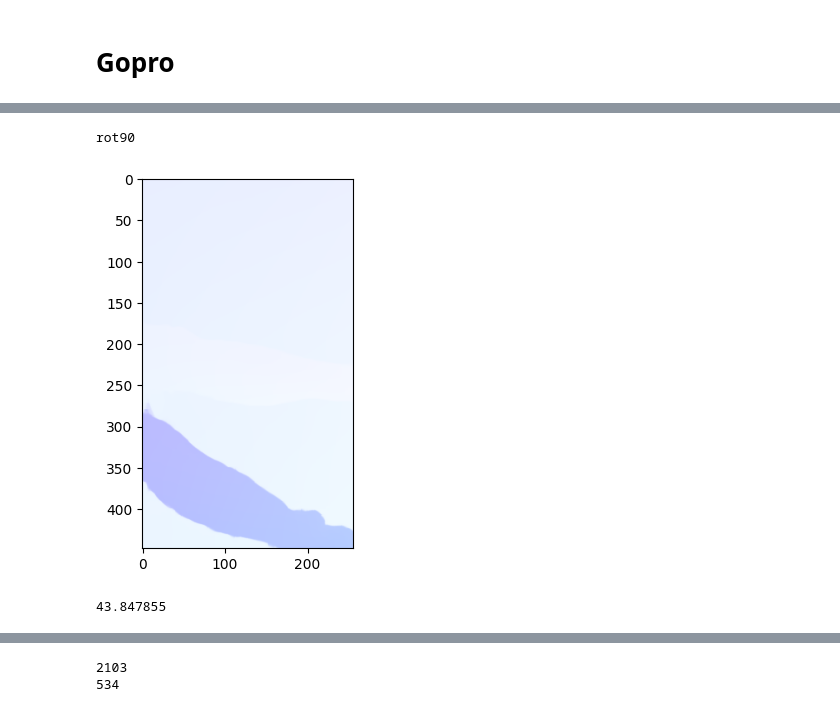
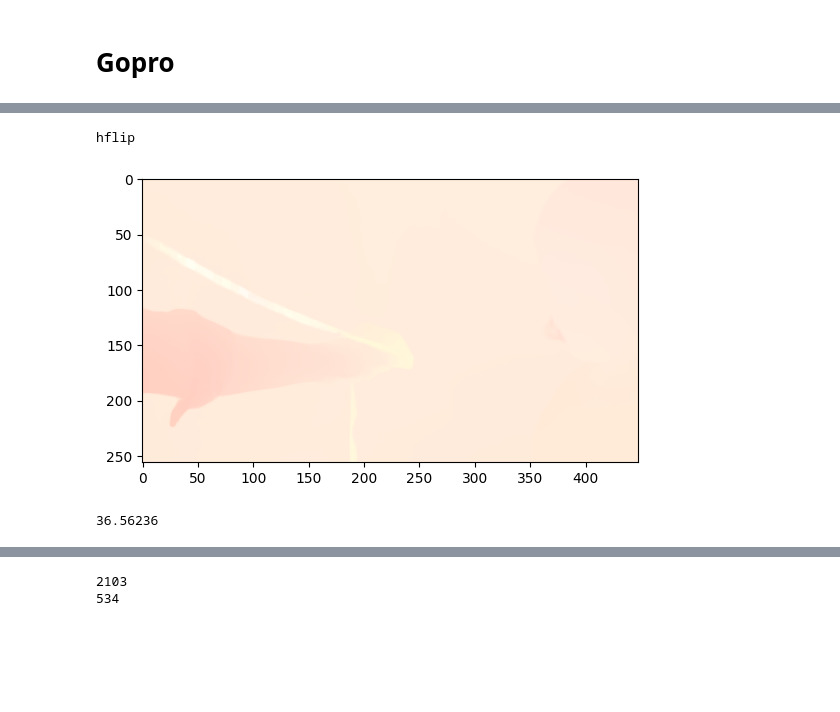
Before and after one commit to JuWanMaeng/Diffuse_Blur_to_Event, a Jupyter notebook: check_max_flow.ipynb, the cells around one changed output, grey strips where cells are left out. Cells and saved outputs as stored; diff of their text form; code cells hidden in the pictures; blank space fills up the shorter version.

```diff
--- a/check_max_flow.ipynb
+++ b/check_max_flow.ipynb
@@ -59,3 +59,29 @@ plt.show()
 001604
 206.48477
 [figure]
+# %%
+import os
+import numpy as np
+from tqdm import tqdm
+import matplotlib.pyplot as plt
+
+data_path = '/workspace/data/Gopro_my/test'
+data_folder = os.listdir(data_path)
+data_folder.sort()
+master_max = 0
+flow_max_radius_list = []
+
+for scene in tqdm(data_folder, ncols=80):
+    flow_path = os.path.join(data_path, scene, 'flow/flows', f'{scene}.flo')
+    flow = flow_read(flow_path)
+    complex_flow = flow[..., 0] + 1j * flow[..., 1]
+    complex_flow, nan_mask = replace_nans(complex_flow)
+    radius, angle = np.abs(complex_flow), np.angle(complex_flow)
+    flow_max_radius = np.max(radius)
+
+    u, v = flow[:,:,0], flow[:,:,1]
+    magnitude = np.sqrt(u**2 + v**2)
+    max_magnitude = np.max(magnitude)
+
+    print(flow_max_radius, max_magnitude)
+    break
@@ -72,7 +100,7 @@ gopro_path = '/workspace/data/vimeo/train'
 gopro_folder = os.listdir(gopro_path)
 gopro_folder.sort()
 
-for scene in gopro_folder[10:]:
+for scene in gopro_folder[39:]:
     print(scene)
     flow_path = os.path.join(gopro_path,scene,'flow/flows',f'{scene}.flo')
     flow = flow_read(flow_path)
@@ -115,38 +143,38 @@ def augment_flow(flow, command):
 
     elif command ==  'rot90':
         flow = flow.transpose(1, 0, 2)
         flow = flow[:, :, [1, 0]]
 
     else:
         assert 'Wrong command!'
 
     return flow
 
-flow_path = '/workspace/data/vimeo/train/000011/flow/flows/000011.flo'
+flow_path = '/workspace/data/vimeo/train/000040/flow/flows/000040.flo'
 flow = flow_read(flow_path)
 
-commands = ['hflip', 'vflip', 'noop']
+commands = ['hflip', 'vflip', 'noop', 'rot90']
 command = np.random.choice(commands)
 print(command)
 if command != 'noop':
     flow = augment_flow(flow,command)
 
 
 flow_rgb = flow_to_rgb(flow,flow_max_radius=150)
 tt = Image.fromarray(flow_rgb)
 
 plt.imshow(flow_rgb)
 plt.show()
 
 complex_flow = flow[..., 0] + 1j * flow[..., 1]
 complex_flow, nan_mask = replace_nans(complex_flow)
 radius, angle = np.abs(complex_flow), np.angle(complex_flow)
 flow_max_radius = np.max(radius)
 print(flow_max_radius)
 # %% [output]
-rot90
+hflip
-[figure, old version]
+[figure, new version]
-43.847855
+36.56236
 # %%
 gopro_path = '/workspace/data/vimeo/train'
 gopro_folder = os.listdir(gopro_path)
```
Also changed, not shown: parts of 3 cells of this notebook, 1 other file.
